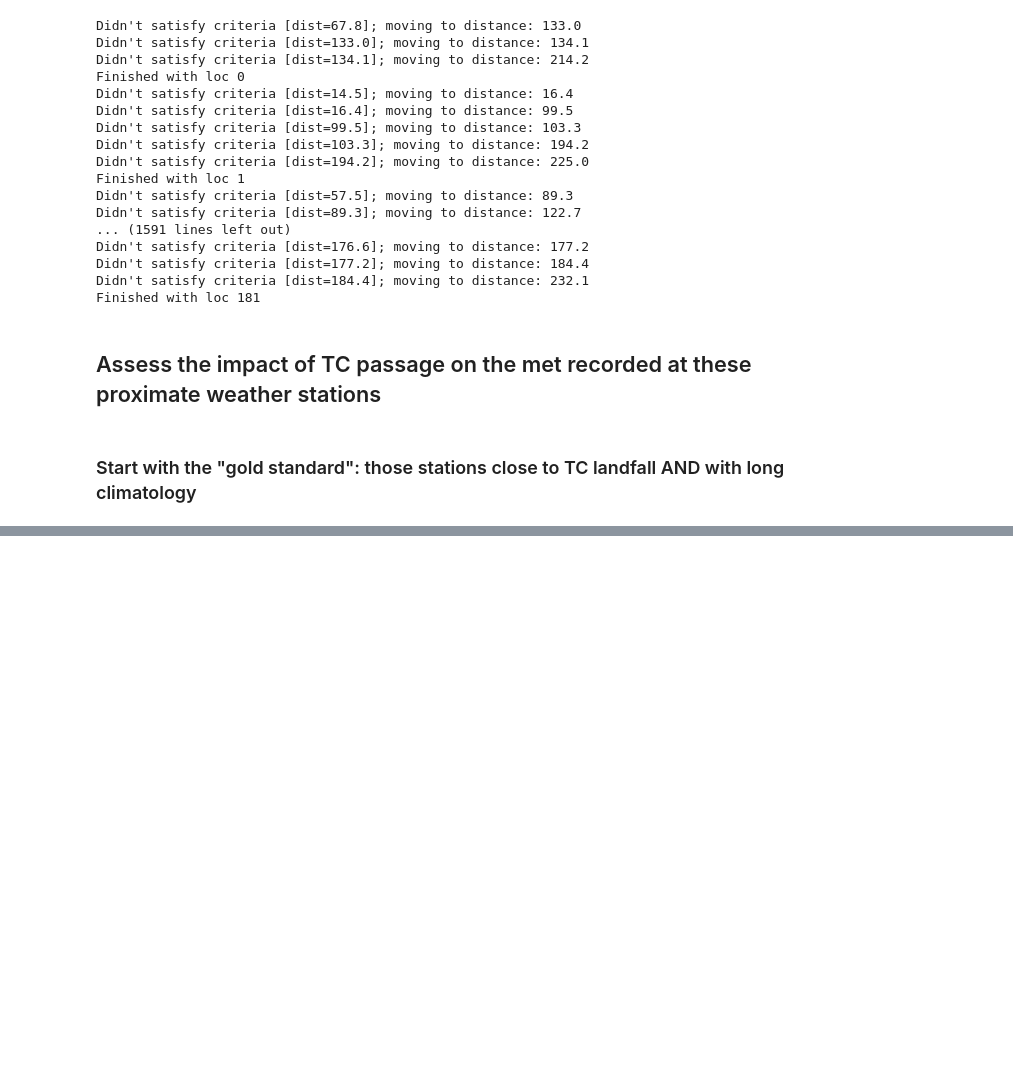
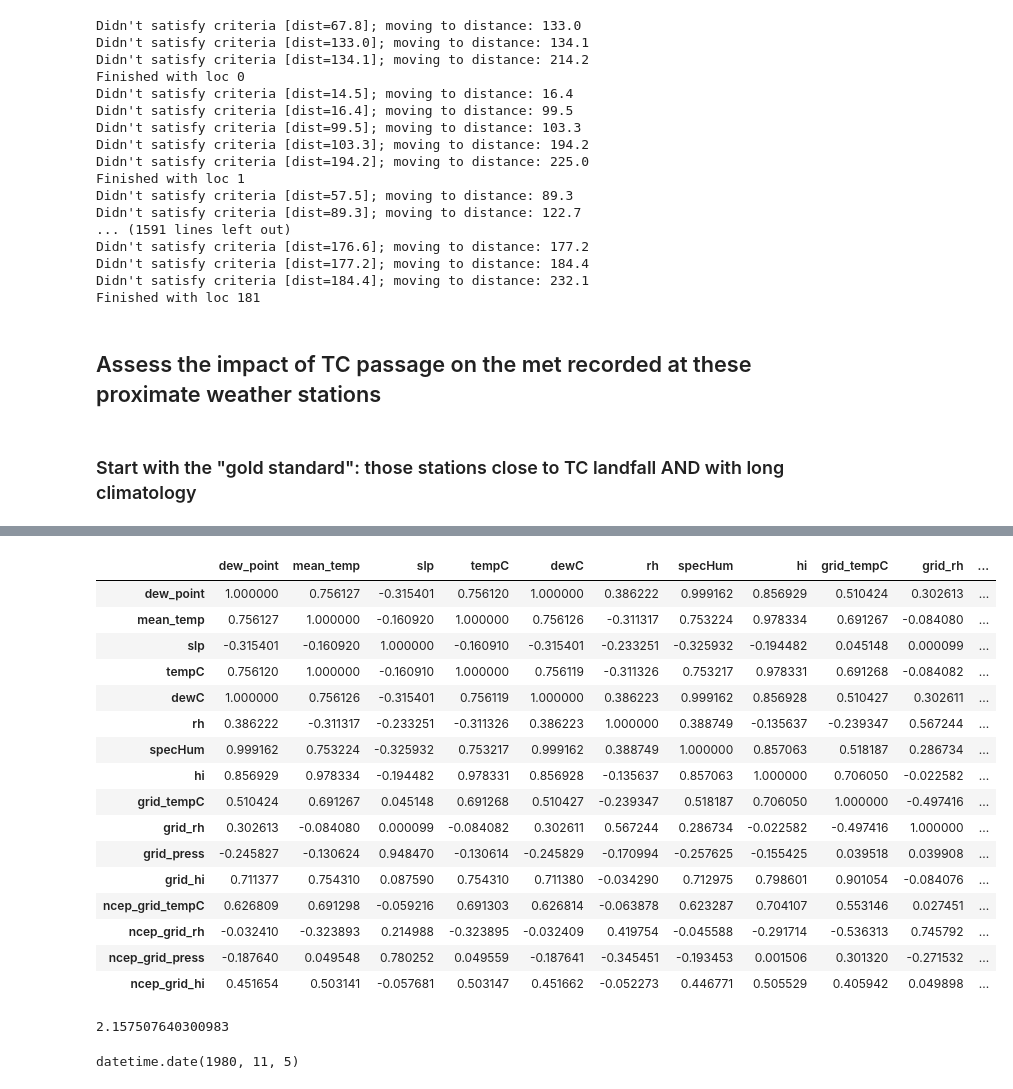
Before and after one commit to climatom/TC-DeadlyHeat, a Jupyter notebook: AnalysisCode/Assess_TC_Met_Stations.ipynb, the cells around one changed output, grey strips where cells are left out. Saved outputs shown, nothing was run; the diff lists cells and outputs as text; code cells hidden in the pictures; blank space fills up the shorter version.

Commit message:
Updated analysis of met stations to include NCEP II

```diff
--- a/AnalysisCode/Assess_TC_Met_Stations.ipynb
+++ b/AnalysisCode/Assess_TC_Met_Stations.ipynb
@@ -13,6 +17,7 @@ minlen=10 # years of observations
 minpc=70 # percentage complete over minlen period
 maxdist=197 # maximum distance to search away from the TC (radius to 12 m/s wind [Chavas and Emmanuel, 2010])
 min_frac=50.0 # GSOD Data be at least this complete to count as "complete (over 1981-2010)"
+stdev=15/1.96
 
 # Open the obs file (with landfall locations)
 # strcture is: ID	YEAR	JD.JD	LAT	LON	GLAT	GLON	ROW	COL	DIST
@@ -22,8 +27,12 @@ tcdata=np.loadtxt("/media/gytm3/WD12TB/TropicalCyclones/TC-DeadlyHeat/Data/LandF
 tclat=tcdata[:,3]; tclon=tcdata[:,4]
 # Set the output file name. It will be a log with ID | LAT | LON | STATION ID | Distance
 outfile="/media/gytm3/WD12TB/TropicalCyclones/TC-DeadlyHeat/Data/GSOD_Stations.txt"
+outfile_silver="/media/gytm3/WD12TB/TropicalCyclones/TC-DeadlyHeat/Data/GSOD_Stations_silver.txt"
 # Set the output directory to write the "complete GSOD data to"
 odir="/media/gytm3/WD12TB/TropicalCyclones/TC-DeadlyHeat/Data/GSOD_Complete/"
+odir_silver="/media/gytm3/WD12TB/TropicalCyclones/TC-DeadlyHeat/Data/GSOD_Passage/"
+# Directory to write test files to
+testdir="/media/gytm3/WD12TB/TropicalCyclones/TC-DeadlyHeat/Data/Testing/"
 # %%
 # Use ulmo to return meta data on ALL stations with data since 1979
 all_stations=ul.ncdc.gsod.get_stations(start="1979-01-01 00:00:00")
@@ -185,0 +196,35 @@ ncom; nd
+# %%
+# Read in the met files saved in odir and compute DoY climatology (1981-2010 only).
+# Computing the kernels takes some time, so be patient!
+reload(tc)
+files=[ii for ii in os.listdir(odir) if ".csv" in ii and "lock" not in ii]
+station={}
+st=datetime.datetime(year=1981,month=1,day=1); end=datetime.datetime(year=2010,month=12,day=31)
+for f in files:
+    name=f.strip(".csv")
+    station[name]=pd.read_csv(odir+f,index_col=0,parse_dates=True)
+
+    # Compute JD from datetime
+    idx=np.logical_and(station[name].index>=st,station[name].index<=end)
+    station[name]["doy"]=station[name].index.dayofyear
+
+    # Run kernels
+    mu,fn,station[name]["clim_hi"]=\
+    tc.kernel_smooth_doy(station[name]["hi"][idx],station[name]["doy"][idx],station[name]["doy"],stdev)
+
+    mu,fn,station[name]["clim_temp"]=\
+    tc.kernel_smooth_doy(station[name]["tempC"][idx],station[name]["doy"][idx],station[name]["doy"],stdev)
+
+    mu,fn,station[name]["clim_specHum"]=\
+    tc.kernel_smooth_doy(station[name]["specHum"][idx],station[name]["doy"][idx],station[name]["doy"],stdev)
+
+    mu,fn,station[name]["clim_slp"]=\
+    tc.kernel_smooth_doy(station[name]["slp"][idx],station[name]["doy"][idx],station[name]["doy"],stdev)
+
+    # Store anomalies
+    station[name]["hi_anom"]=station[name]["hi"]-station[name]["clim_hi"]
+    station[name]["temp_anom"]=station[name]["tempC"]-station[name]["clim_temp"]
+    station[name]["specHum_anom"]=station[name]["specHum"]-station[name]["clim_specHum"]
+    station[name]["slp_anom"]=station[name]["slp"]-station[name]["clim_slp"]
+# Dump all
+pickle.dump(station,open(odir+"Anoms.p","wb"))
@@ -185,0 +564,28 @@ ncom; nd
+# %%
+rs
+# %% [output]
+|  | dew_point | mean_temp | slp | tempC | dewC | rh | specHum | hi | grid_tempC | grid_rh | ... |
+| dew_point | 1.000000 | 0.756127 | -0.315401 | 0.756120 | 1.000000 | 0.386222 | 0.999162 | 0.856929 | 0.510424 | 0.302613 | ... |
+| mean_temp | 0.756127 | 1.000000 | -0.160920 | 1.000000 | 0.756126 | -0.311317 | 0.753224 | 0.978334 | 0.691267 | -0.084080 | ... |
+| slp | -0.315401 | -0.160920 | 1.000000 | -0.160910 | -0.315401 | -0.233251 | -0.325932 | -0.194482 | 0.045148 | 0.000099 | ... |
+| tempC | 0.756120 | 1.000000 | -0.160910 | 1.000000 | 0.756119 | -0.311326 | 0.753217 | 0.978331 | 0.691268 | -0.084082 | ... |
+| dewC | 1.000000 | 0.756126 | -0.315401 | 0.756119 | 1.000000 | 0.386223 | 0.999162 | 0.856928 | 0.510427 | 0.302611 | ... |
+| rh | 0.386222 | -0.311317 | -0.233251 | -0.311326 | 0.386223 | 1.000000 | 0.388749 | -0.135637 | -0.239347 | 0.567244 | ... |
+| specHum | 0.999162 | 0.753224 | -0.325932 | 0.753217 | 0.999162 | 0.388749 | 1.000000 | 0.857063 | 0.518187 | 0.286734 | ... |
+| hi | 0.856929 | 0.978334 | -0.194482 | 0.978331 | 0.856928 | -0.135637 | 0.857063 | 1.000000 | 0.706050 | -0.022582 | ... |
+| grid_tempC | 0.510424 | 0.691267 | 0.045148 | 0.691268 | 0.510427 | -0.239347 | 0.518187 | 0.706050 | 1.000000 | -0.497416 | ... |
+| grid_rh | 0.302613 | -0.084080 | 0.000099 | -0.084082 | 0.302611 | 0.567244 | 0.286734 | -0.022582 | -0.497416 | 1.000000 | ... |
+| grid_press | -0.245827 | -0.130624 | 0.948470 | -0.130614 | -0.245829 | -0.170994 | -0.257625 | -0.155425 | 0.039518 | 0.039908 | ... |
+| grid_hi | 0.711377 | 0.754310 | 0.087590 | 0.754310 | 0.711380 | -0.034290 | 0.712975 | 0.798601 | 0.901054 | -0.084076 | ... |
+| ncep_grid_tempC | 0.626809 | 0.691298 | -0.059216 | 0.691303 | 0.626814 | -0.063878 | 0.623287 | 0.704107 | 0.553146 | 0.027451 | ... |
+| ncep_grid_rh | -0.032410 | -0.323893 | 0.214988 | -0.323895 | -0.032409 | 0.419754 | -0.045588 | -0.291714 | -0.536313 | 0.745792 | ... |
+| ncep_grid_press | -0.187640 | 0.049548 | 0.780252 | 0.049559 | -0.187641 | -0.345451 | -0.193453 | 0.001506 | 0.301320 | -0.271532 | ... |
+| ncep_grid_hi | 0.451654 | 0.503141 | -0.057681 | 0.503147 | 0.451662 | -0.052273 | 0.446771 | 0.505529 | 0.405942 | 0.049898 | ... |
+# %%
+comp[nmatch-1,1]
+# %% [output]
+2.157507640300983
+# %%
+dt[idx][0].date()
+# %% [output]
+datetime.date(1980, 11, 5)
```
Also changed, not shown: parts of 16 cells of this notebook, 6 other files.
